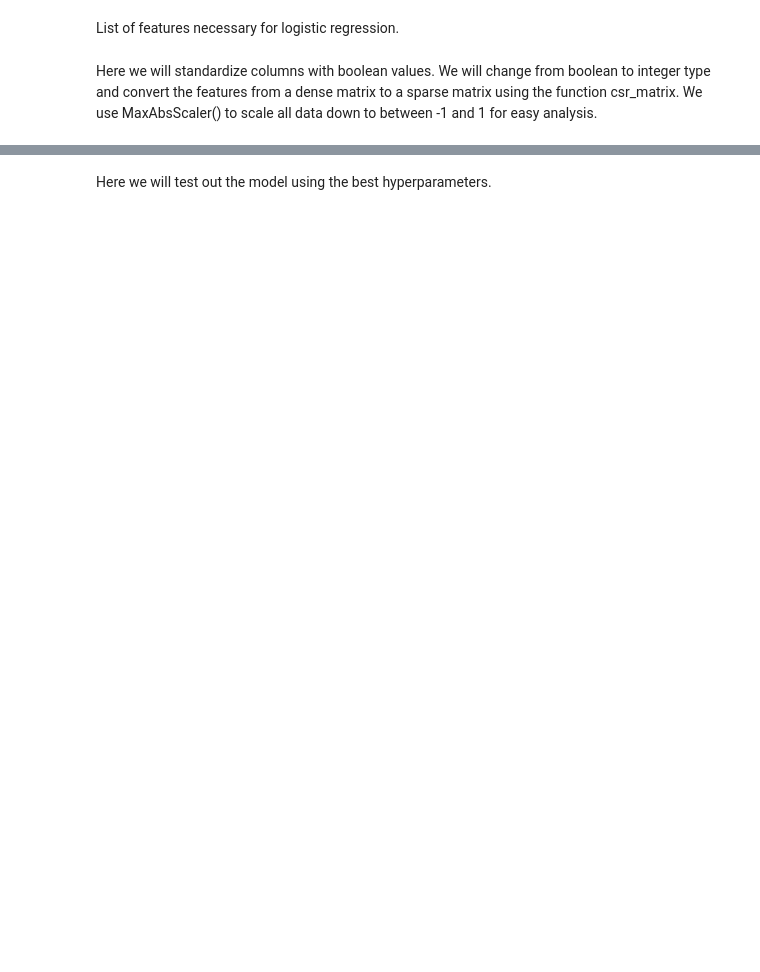
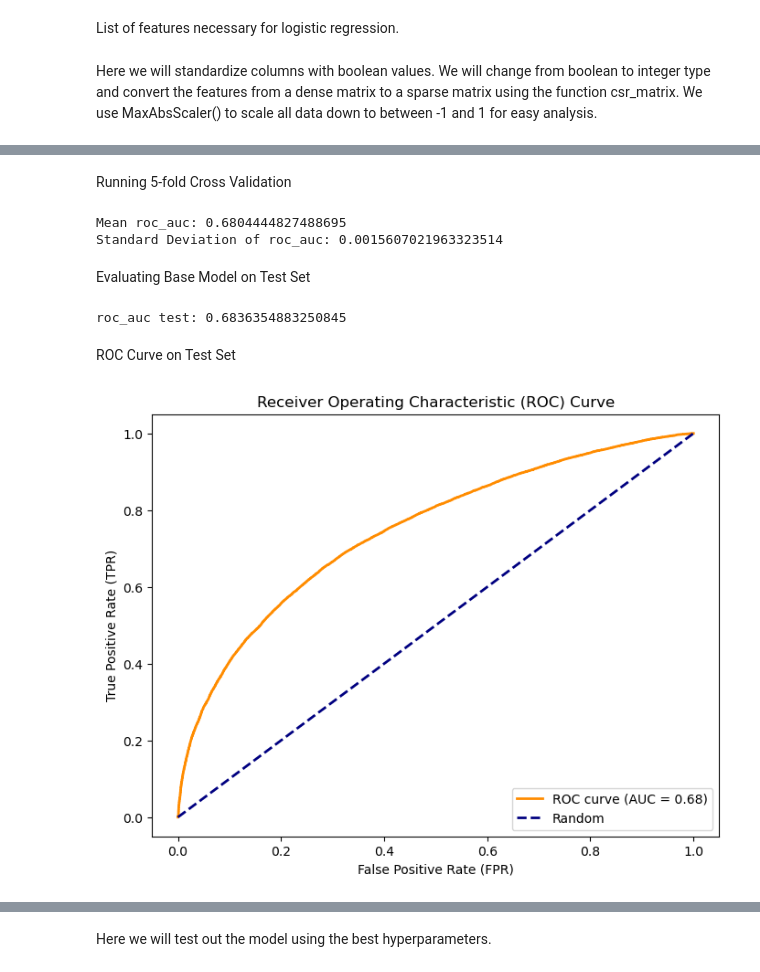
Before and after one commit to hoofangyu/cs3244_pg21, a Jupyter notebook: 4_1_regression_ml_withcomments.ipynb, the cells around one changed output, grey strips where cells are left out. Drawn from its saved outputs; the diff is of its cells as text; code cells hidden in the pictures; blank space fills up the shorter version.

```diff
--- a/4_1_regression_ml_withcomments.ipynb
+++ b/4_1_regression_ml_withcomments.ipynb
@@ -21,4 +22,5 @@ Concate "comment" and "parent_comment" for TD-idf and BoW from training and test
 # %%
-train = pd.read_pickle("data/train.pkl").dropna()
-test = pd.read_pickle("data/test.pkl").dropna()
+train = pd.read_pickle("data/train.pkl")
+test = pd.read_pickle("data/test.pkl")
+tfidf_vec = load('tdvectorizer.pkl')
 # %%
@@ -583,0 +373,65 @@ Standard Deviation of roc_auc: 0.0032312662177705486
+# %% [markdown]
+Running 5-fold Cross Validation
+# %%
+k = 5
+
+model = LogisticRegression(max_iter = 100000)
+kf = KFold(n_splits=k, shuffle=True, random_state=42)
+
+cross_val_scores = []
+for train_index, val_index in kf.split(X_train_LR):
+    X_train, X_val = X_train_LR[train_index], X_train_LR[val_index]
+    y_train, y_val = y_train_LR.iloc[train_index,], y_train_LR.iloc[val_index,]
+
+    # Train the model on the training data
+    model.fit(X_train, y_train)
+
+    # Make predictions on the validation data
+    y_pred = model.predict(X_val)
+
+    # Calculate roc_auc and store it in the list
+    roc_auc = roc_auc_score(y_val, y_pred)
+    cross_val_scores.append(roc_auc)
+
+mean_roc_auc = sum(cross_val_scores) / k
+std_roc_auc = np.std(cross_val_scores)
+
+print(f"Mean roc_auc: {mean_roc_auc}")
+print(f"Standard Deviation of roc_auc: {std_roc_auc}")
+#unigram: Mean roc_auc: 0.6623742530514969
+#unigram: Standard Deviation of roc_auc: 0.0010939794906847484
+# %% [output]
+Mean roc_auc: 0.6804444827488695
+Standard Deviation of roc_auc: 0.0015607021963323514
+# %% [markdown]
+Evaluating Base Model on Test Set
+# %%
+# Train Baseline Model on whole training set
+model = LogisticRegression(max_iter = 100000)
+model.fit(X_train_LR, y_train_LR)
+
+# Evaluate AUC_ROC
+X_test_LR = hstack([X_test_gen_features,test_tfidf_csr])
+y_pred_test = model.predict(X_test_LR)
+roc_auc_test = roc_auc_score(y_test_LR, y_pred_test)
+print(f"roc_auc test: {roc_auc_test}")
+# %% [output]
+roc_auc test: 0.6836354883250845
+# %% [markdown]
+ROC Curve on Test Set
+# %%
+# Obtain Probability Scores
+y_scores = model.predict_proba(X_test_LR)[:, 1]
+fpr, tpr, thresholds = roc_curve(y_test_LR, y_scores)
+
+# Plot ROC Curve
+plt.figure(figsize=(8, 6))
+plt.plot(fpr, tpr, color='darkorange', lw=2, label='ROC curve (AUC = {:.2f})'.format(roc_auc_test))
+plt.plot([0, 1], [0, 1], color='navy', lw=2, linestyle='--', label='Random')
+plt.xlabel('False Positive Rate (FPR)')
+plt.ylabel('True Positive Rate (TPR)')
+plt.title('Receiver Operating Characteristic (ROC) Curve')
+plt.legend(loc='lower right')
+plt.show()
+# %% [output]
+[figure, added]
```
Also changed, not shown: parts of 58 cells of this notebook, 2 other files.
